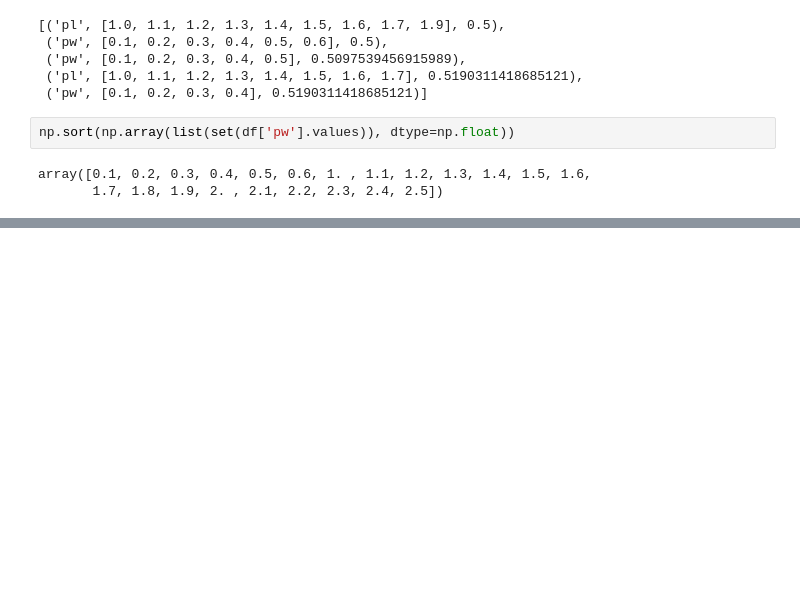
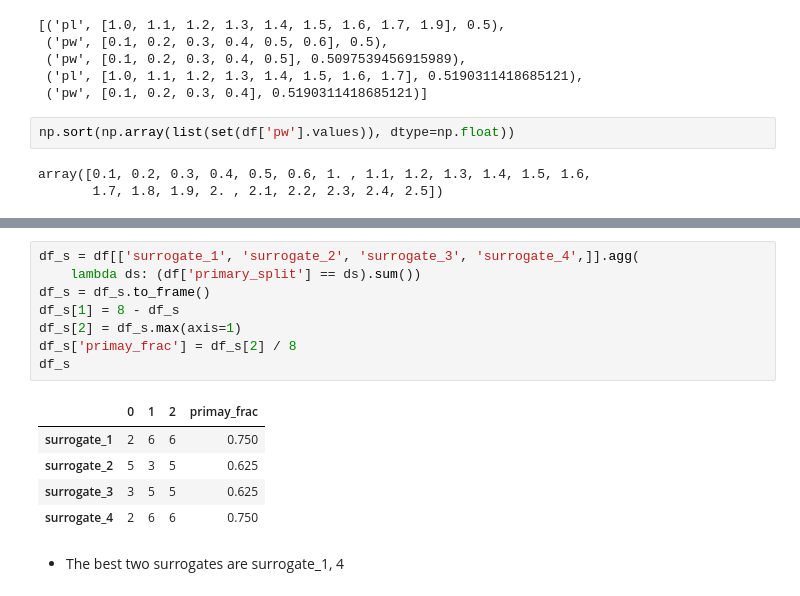
Before and after one commit to danhojin/ml-notes, a Jupyter notebook: ml/decistion_tree_from_scratch.ipynb, the cells around one changed output, grey strips where cells are left out. Drawn from its saved outputs; the diff is of its cells as text; blank space fills up the shorter version.

```diff
--- a/ml/decistion_tree_from_scratch.ipynb
+++ b/ml/decistion_tree_from_scratch.ipynb
@@ -183,0 +225,16 @@ array([0.1, 0.2, 0.3, 0.4, 0.5, 0.6, 1. , 1.1, 1.2, 1.3, 1.4, 1.5, 1.6,
+# %%
+df_s = df[['surrogate_1', 'surrogate_2', 'surrogate_3', 'surrogate_4',]].agg(
+    lambda ds: (df['primary_split'] == ds).sum())
+df_s = df_s.to_frame()
+df_s[1] = 8 - df_s
+df_s[2] = df_s.max(axis=1)
+df_s['primay_frac'] = df_s[2] / 8
+df_s
+# %% [output]
+|  | 0 | 1 | 2 | primay_frac |
+| surrogate_1 | 2 | 6 | 6 | 0.750 |
+| surrogate_2 | 5 | 3 | 5 | 0.625 |
+| surrogate_3 | 3 | 5 | 5 | 0.625 |
+| surrogate_4 | 2 | 6 | 6 | 0.750 |
+# %% [markdown]
+* The best two surrogates are surrogate_1, 4
```
Also changed, not shown: parts of 3 cells of this notebook.
